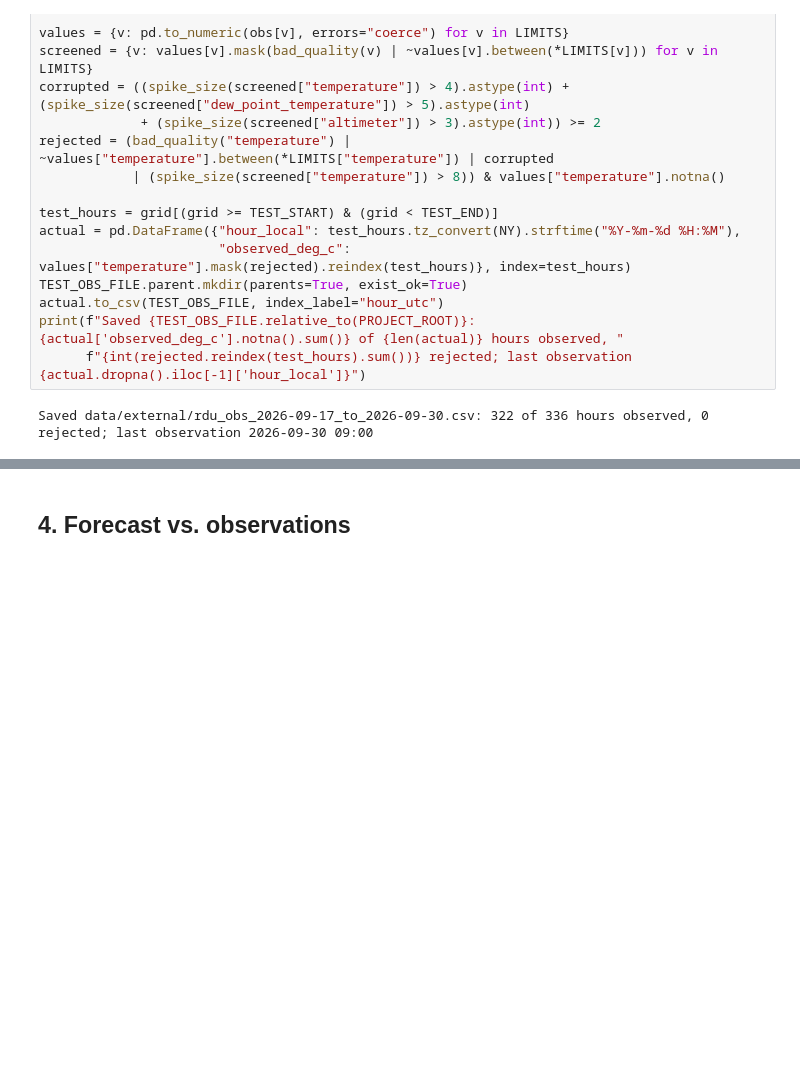
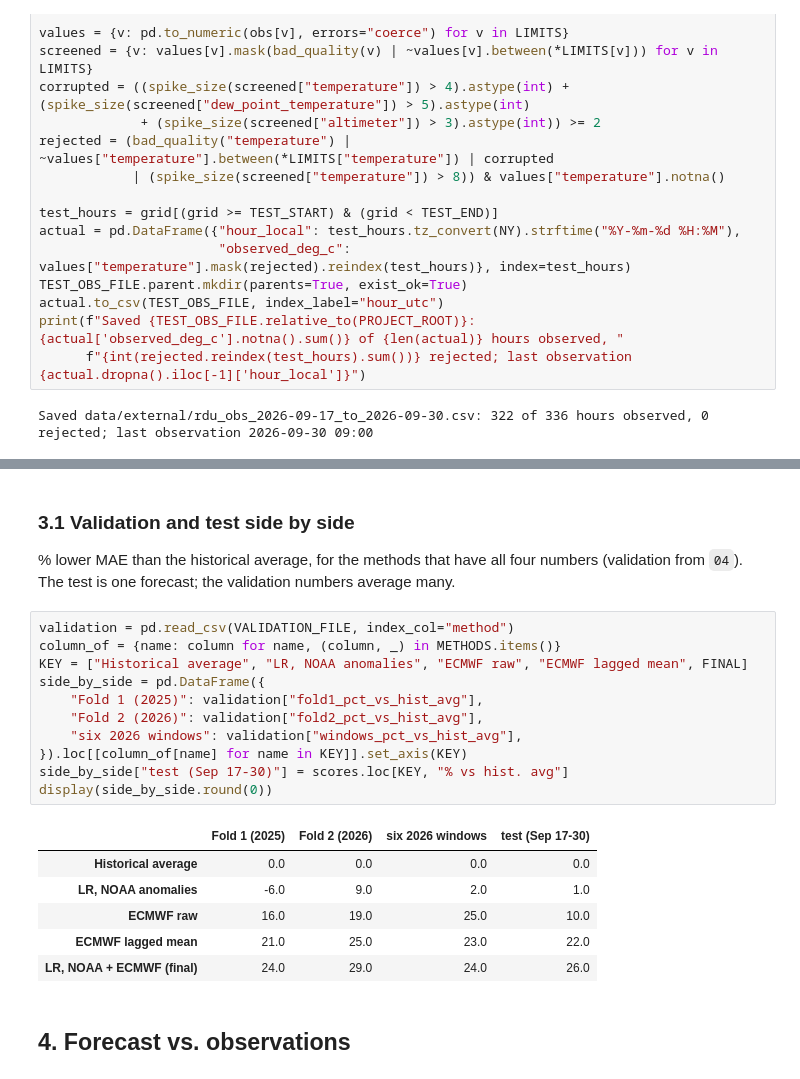
Before and after one commit to sz381/AIPI-520-Project-1, a Jupyter notebook: notebooks/05_linear_regression_test_evaluation.ipynb, the cells around one changed output, grey strips where cells are left out. Saved outputs shown, nothing was run; the diff lists cells and outputs as text; blank space fills up the shorter version.

```diff
--- a/notebooks/05_linear_regression_test_evaluation.ipynb
+++ b/notebooks/05_linear_regression_test_evaluation.ipynb
@@ -148,3 +198,25 @@ Scored hours: 322 of 336
+# %% [markdown]
+### 3.1 Validation and test side by side
+
+% lower MAE than the historical average, for the methods that have all four numbers (validation from `04`). The test is one forecast; the validation numbers average many.
+# %%
+validation = pd.read_csv(VALIDATION_FILE, index_col="method")
+column_of = {name: column for name, (column, _) in METHODS.items()}
+KEY = ["Historical average", "LR, NOAA anomalies", "ECMWF raw", "ECMWF lagged mean", FINAL]
+side_by_side = pd.DataFrame({
+    "Fold 1 (2025)": validation["fold1_pct_vs_hist_avg"],
+    "Fold 2 (2026)": validation["fold2_pct_vs_hist_avg"],
+    "six 2026 windows": validation["windows_pct_vs_hist_avg"],
+}).loc[[column_of[name] for name in KEY]].set_axis(KEY)
+side_by_side["test (Sep 17-30)"] = scores.loc[KEY, "% vs hist. avg"]
+display(side_by_side.round(0))
+# %% [output]
+|  | Fold 1 (2025) | Fold 2 (2026) | six 2026 windows | test (Sep 17-30) |
+| Historical average | 0.0 | 0.0 | 0.0 | 0.0 |
+| LR, NOAA anomalies | -6.0 | 9.0 | 2.0 | 1.0 |
+| ECMWF raw | 16.0 | 19.0 | 25.0 | 10.0 |
+| ECMWF lagged mean | 21.0 | 25.0 | 23.0 | 22.0 |
+| LR, NOAA + ECMWF (final) | 24.0 | 29.0 | 24.0 | 26.0 |
 # %% [markdown]
 ## 4. Forecast vs. observations
 # %%
```
Also changed, not shown: parts of 9 cells of this notebook, 22 other files.
